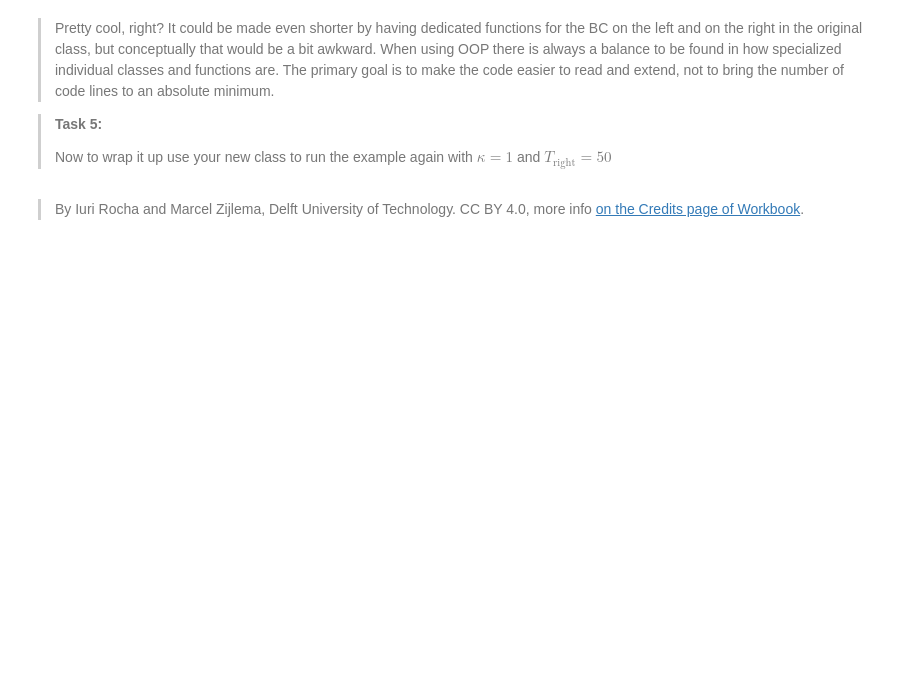
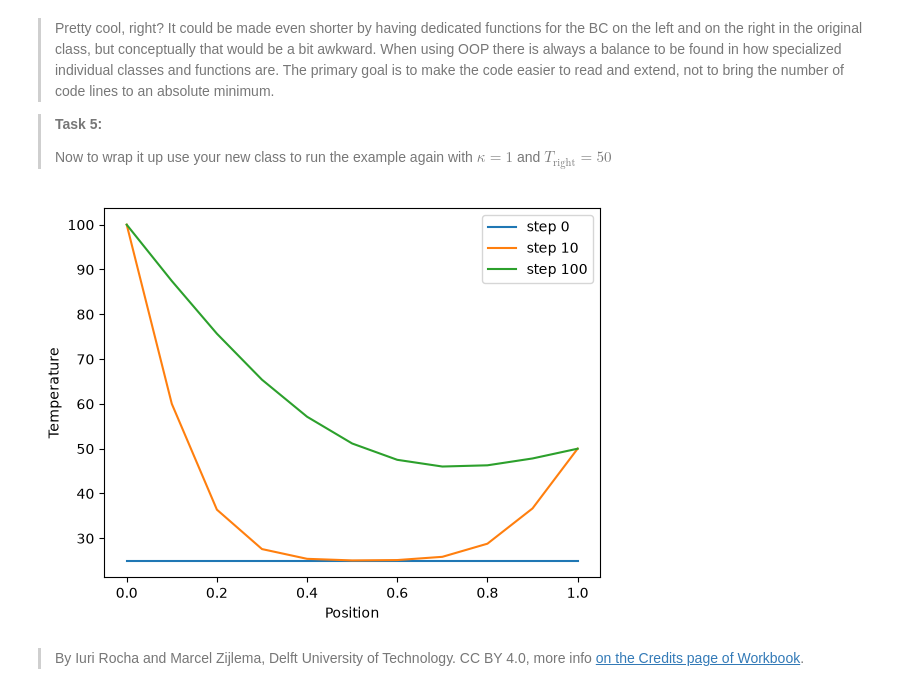
Before and after one commit to Parwiiz/PA2.1echt, a Jupyter notebook: 2_oop.ipynb, the cells around one changed output. Drawn from its saved outputs; the diff is of its cells as text; code cells hidden in the pictures; blank space fills up the shorter version.

```diff
--- a/2_oop.ipynb
+++ b/2_oop.ipynb
@@ -110,9 +126,10 @@ Now for our final trick! Let us extend the solver as we did before, to consider
 > **Task 4:**
 > Complete the missing parts in the code below
 # %%
-class MyDiffusion (Diffusion):
+class MyDiffusion(Diffusion):
     def _apply_bcs(self, n):
-        # YOUR_CODE_LINES_HERE
+        self.T[n + 1, 0] = self.bc_left
+        self.T[n + 1, -1] = self.bc_right
 # %% [markdown]
 > Pretty cool, right? It could be made even shorter by having dedicated functions for the BC on the left and on the right in the original class, but conceptually that would be a bit awkward. When using OOP there is always a balance to be found in how specialized individual classes and functions are. The primary goal is to make the code easier to read and extend, not to bring the number of code lines to an absolute minimum.
 
@@ -126,2 +139,14 @@ new_model = # YOUR_CODE_LINE_HERE
+# %%
+new_model = MyDiffusion(L, dx, dt)
+
+kappa = 1
+T_right = 50
+
+new_model.set_pde_params(kappa)
+new_model.set_bcs(T_init, T_left, T_right)
+new_model.solve(n)
+new_model.plot_steps(steps)
+# %% [output]
+[figure, added]
 # %% [markdown]
 > By Iuri Rocha and Marcel Zijlema, Delft University of Technology. CC BY 4.0, more info [on the Credits page of Workbook](https://mude.citg.tudelft.nl/workbook-2025/credits.html).
```
Also changed, not shown: parts of 6 cells of this notebook.
